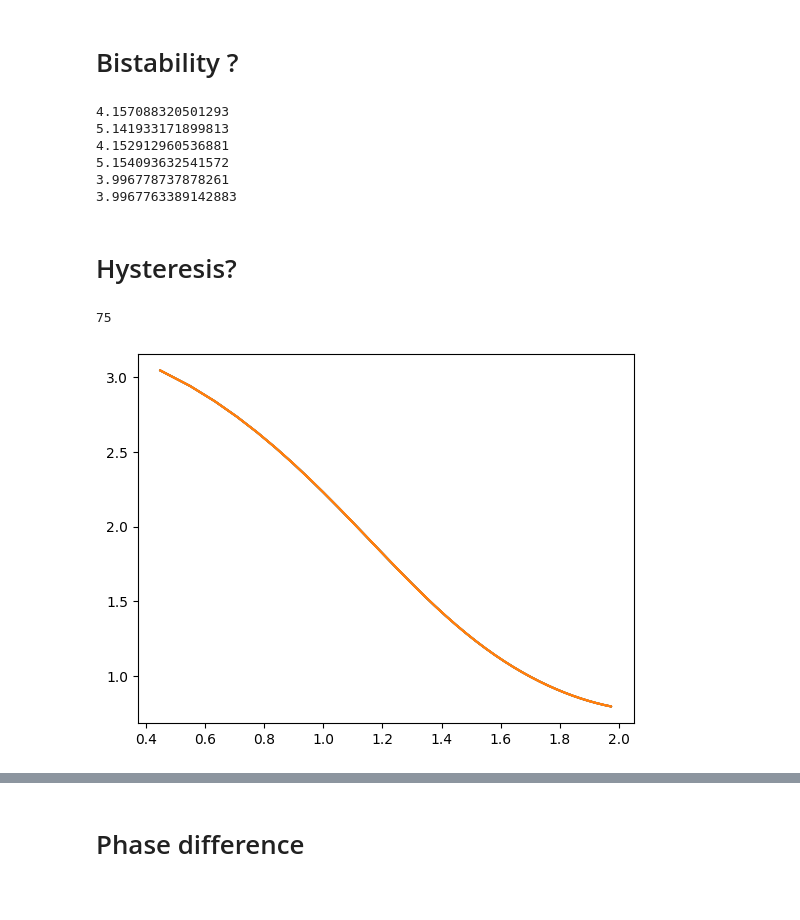
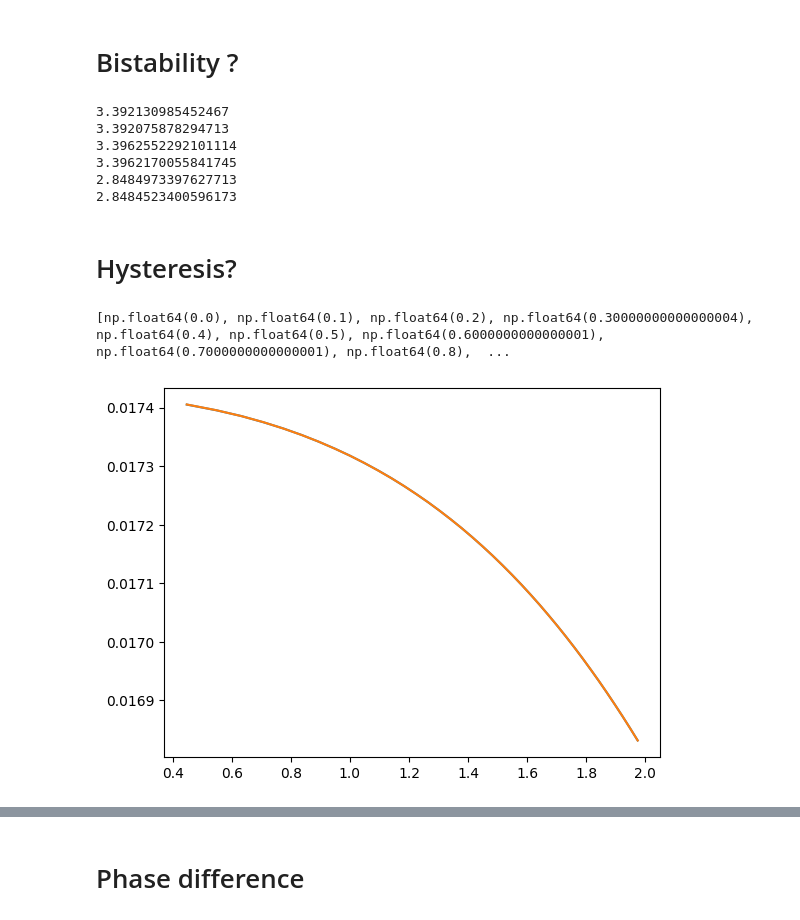
Before and after one commit to huyenanh-nguyen/daniel_model, a Jupyter notebook: ODE/simulation.ipynb, the cells around one changed output, grey strips where cells are left out. Saved outputs shown, nothing was run; the diff lists cells and outputs as text; code cells hidden in the pictures.

```diff
--- a/ODE/simulation.ipynb
+++ b/ODE/simulation.ipynb
@@ -20,10 +20,10 @@ y = 1
 q = 0
 p = 1
 par = x,y,p,q
-k = 1
-gamma = 0.1
+k = 20
+gamma = 30
 mu = 2
-beta = 0.2
+beta = 3
 alpha = 3.88
 count = 6
 lilie = OnesidedCoupling(par, t, keep, k, mu, gamma, alpha, beta)
@@ -285,23 +266,55 @@ print(np.mean(OnesidedCoupling(par2, t, keep, 4, 2, gamma, 0.6200, beta).find_pe
 print(np.mean(OnesidedCoupling(par1, t, keep, 4, 2, gamma, 1.8200, beta).find_peaks_max()[1][1]['peak_heights'][-10:]))
 print(np.mean(OnesidedCoupling(par2, t, keep, 4, 2, gamma, 1.8200, beta).find_peaks_max()[1][1]['peak_heights'][-10:]))
 # %% [output]
-4.157088320501293
-5.141933171899813
-4.152912960536881
-5.154093632541572
-3.996778737878261
-3.9967763389142883
+3.392130985452467
+3.392075878294713
+3.3962552292101114
+3.3962170055841745
+2.8484973397627713
+2.8484523400596173
 # %% [markdown]
 # Hysteresis?
+# %%
+def alpha_change(v_start : float, v_end : float, v_step : float):
+        """
+        For the bifurcation part, we want to change one of the control parameters. In this case, we want to change the v-parameters.
+        The v_index gives the position of the v-value that will be adjusted.
+        v_start and v_end give us the intervals, and v_step gives us the number of steps to reach the end of the intervals.
+
+        Args:
+            v_start (float): First value of the interval
+            v_end (float): Last value of the interval
+            v_step (float): Steps of the interval
+            v_index (int): Position of the v-value that will be changed (v1 -> 0, v2 -> 1, v3 -> 2, v4 -> 3, v5 -> 4, v6 -> 5)
+
+        Returns:
+            List: A list of the v_array
+        """
+        v = alpha
+        v_change = np.arange(v_start, v_end, v_step)
+        v_new = []
+
+        for i in v_change:
+            v = i
+            v_new.append(v.copy())  #.copy() prevent overrighting the list with the new variable
+
+        return v_new
+
+print(alpha_change(0,4,0.1))
+# %% [output]
+[np.float64(0.0), np.float64(0.1), np.float64(0.2), np.float64(0.30000000000000004), np.float64(0.4), np.float64(0.5), np.float64(0.6000000000000001), np.float64(0.7000000000000001), np.float64(0.8),  ...
 # %%
-
 x0 = []
+x1 = []
 y0 = []
+y1 = []
 p0 = []
+p1 = []
 q0 = []
+q1 = []
 
 hys_alpha = np.arange(0.2, 4, 0.1)
-hys_alpha = np.append(hys_alpha, list(reversed(hys_alpha[:-1])))
+rev_hys_alpha = list(reversed(hys_alpha))
 
 for i in hys_alpha:
     x0.append(OnesidedCoupling(par, t, keep, k, mu, gamma, i, beta).x_solv()[-keep])
@@ -309,24 +322,30 @@ for i in hys_alpha:
     p0.append(OnesidedCoupling(par, t, keep, k, mu, gamma, i, beta).p_solv()[-keep])
     q0.append(OnesidedCoupling(par, t, keep, k, mu, gamma, i, beta).q_solv()[-keep])
 
+for k in rev_hys_alpha:
+    x1.append(OnesidedCoupling(par, t, keep, k, mu, gamma, i, beta).x_solv()[-keep])
+    y1.append(OnesidedCoupling(par, t, keep, k, mu, gamma, i, beta).y_solv()[-keep])
+    p1.append(OnesidedCoupling(par, t, keep, k, mu, gamma, i, beta).p_solv()[-keep])
+    q1.append(OnesidedCoupling(par, t, keep, k, mu, gamma, i, beta).q_solv()[-keep])
+
 hys_omega = [np.sqrt(i) for i in hys_alpha]
-# %%
-len(hys_amp)
-# len(q0)
-# %% [output]
-75
 # %%
 hys_amp = []
 for i in range(len(q0)):
     part = x0[i], y0[i], p0[i], q0[i]
     hys_amp.append(np.mean(OnesidedCoupling(part, t, keep, k, mu, gamma, hys_alpha[i], beta).find_peaks_max()[1][1]['peak_heights'][-10:]))
 
+rev_his_amp = []
+for i in range(len(q0)):
+    party = x1[i], y1[i], p1[i], q1[i]
+    rev_his_amp.append(np.mean(OnesidedCoupling(party, t, keep, k, mu, gamma, rev_hys_alpha[i], beta).find_peaks_max()[1][1]['peak_heights'][-10:]))
+
 
 plt.plot(hys_omega, hys_amp)
-plt.plot(hys_omega, hys_amp)
+plt.plot(list(reversed(hys_omega)), rev_his_amp)
 plt.show()
 # %% [output]
-[figure, old version]
+[figure, new version]
 # %%
 hys_amp = []
 x0 = []
```
Also changed, not shown: parts of 13 cells of this notebook, 4 other files.
